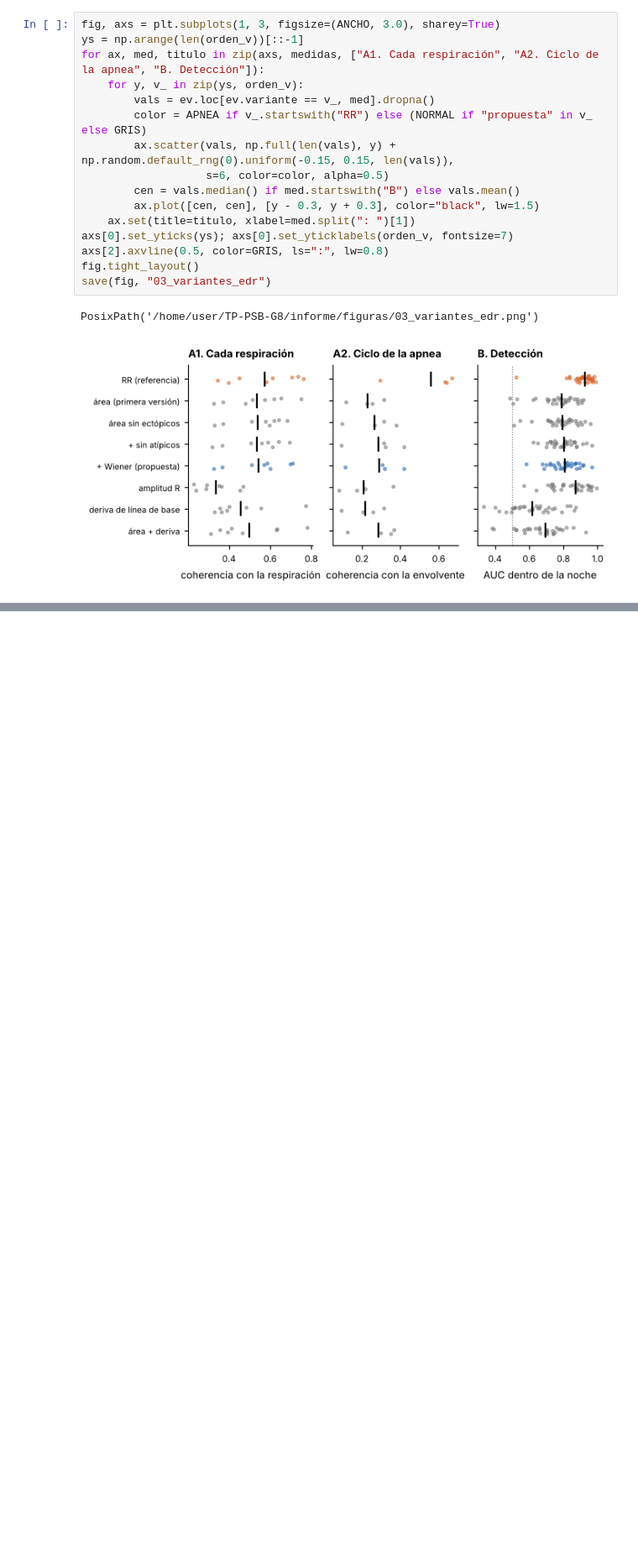
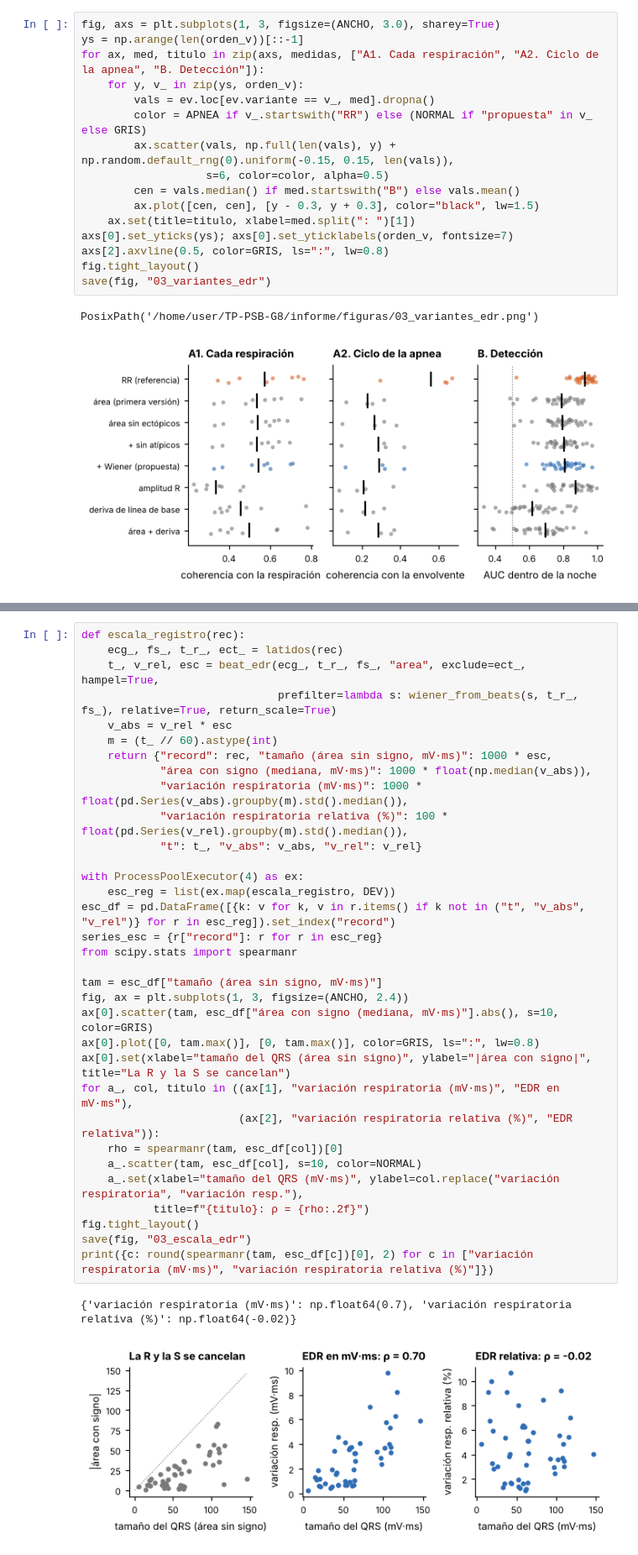
Before and after one commit to afrateitba/PSIB2026Q2-TPS-Grupo08-Frate-Tenca-Weizman, a Jupyter notebook: notebooks/03_edr_wiener.ipynb, the cells around one changed output, grey strips where cells are left out. Shown at 84% size. Drawn from its saved outputs; the diff is of its cells as text; blank space fills up the shorter version.

```diff
--- a/notebooks/03_edr_wiener.ipynb
+++ b/notebooks/03_edr_wiener.ipynb
@@ -501,0 +512,36 @@ PosixPath('/home/user/TP-PSB-G8/informe/figuras/03_variantes_edr.png')
+# %%
+def escala_registro(rec):
+    ecg_, fs_, t_r_, ect_ = latidos(rec)
+    t_, v_rel, esc = beat_edr(ecg_, t_r_, fs_, "area", exclude=ect_, hampel=True,
+                              prefilter=lambda s: wiener_from_beats(s, t_r_, fs_), relative=True, return_scale=True)
+    v_abs = v_rel * esc
+    m = (t_ // 60).astype(int)
+    return {"record": rec, "tamaño (área sin signo, mV·ms)": 1000 * esc,
+            "área con signo (mediana, mV·ms)": 1000 * float(np.median(v_abs)),
+            "variación respiratoria (mV·ms)": 1000 * float(pd.Series(v_abs).groupby(m).std().median()),
+            "variación respiratoria relativa (%)": 100 * float(pd.Series(v_rel).groupby(m).std().median()),
+            "t": t_, "v_abs": v_abs, "v_rel": v_rel}
+
+with ProcessPoolExecutor(4) as ex:
+    esc_reg = list(ex.map(escala_registro, DEV))
+esc_df = pd.DataFrame([{k: v for k, v in r.items() if k not in ("t", "v_abs", "v_rel")} for r in esc_reg]).set_index("record")
+series_esc = {r["record"]: r for r in esc_reg}
+from scipy.stats import spearmanr
+
+tam = esc_df["tamaño (área sin signo, mV·ms)"]
+fig, ax = plt.subplots(1, 3, figsize=(ANCHO, 2.4))
+ax[0].scatter(tam, esc_df["área con signo (mediana, mV·ms)"].abs(), s=10, color=GRIS)
+ax[0].plot([0, tam.max()], [0, tam.max()], color=GRIS, ls=":", lw=0.8)
+ax[0].set(xlabel="tamaño del QRS (área sin signo)", ylabel="|área con signo|", title="La R y la S se cancelan")
+for a_, col, titulo in ((ax[1], "variación respiratoria (mV·ms)", "EDR en mV·ms"),
+                        (ax[2], "variación respiratoria relativa (%)", "EDR relativa")):
+    rho = spearmanr(tam, esc_df[col])[0]
+    a_.scatter(tam, esc_df[col], s=10, color=NORMAL)
+    a_.set(xlabel="tamaño del QRS (mV·ms)", ylabel=col.replace("variación respiratoria", "variación resp."),
+           title=f"{titulo}: ρ = {rho:.2f}")
+fig.tight_layout()
+save(fig, "03_escala_edr")
+print({c: round(spearmanr(tam, esc_df[c])[0], 2) for c in ["variación respiratoria (mV·ms)", "variación respiratoria relativa (%)"]})
+# %% [output]
+{'variación respiratoria (mV·ms)': np.float64(0.7), 'variación respiratoria relativa (%)': np.float64(-0.02)}
+[figure, added]
```
Also changed, not shown: parts of 6 cells of this notebook, 14 other files.
